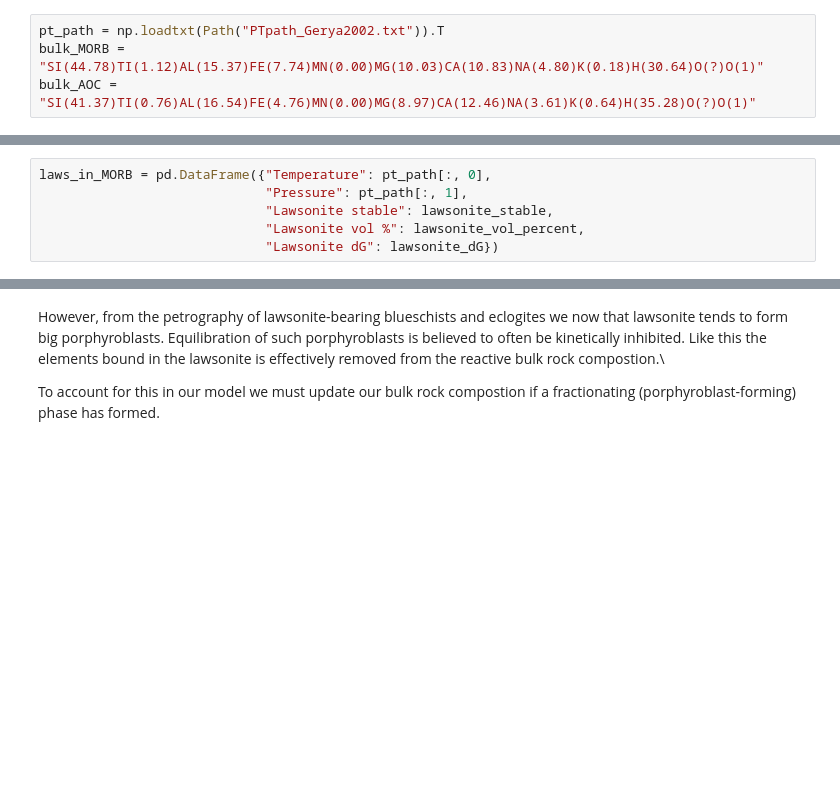
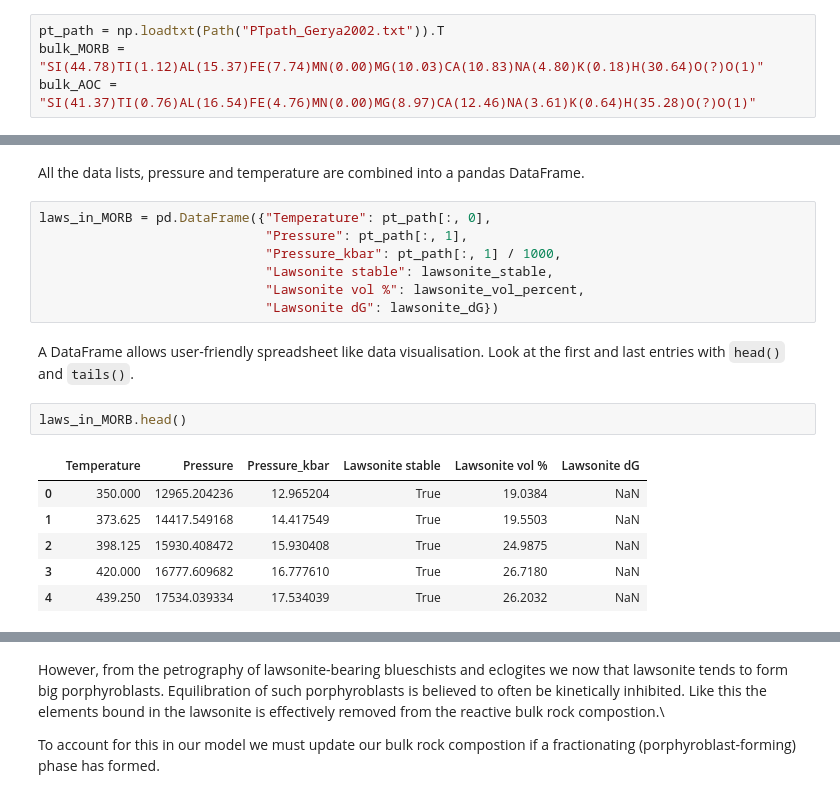
Before and after one commit to Theriak-Domino/pytheriak, a Jupyter notebook: examples/02_PTpath.ipynb, the cells around one changed output, grey strips where cells are left out. Drawn from its saved outputs; the diff is of its cells as text; blank space fills up the shorter version.

```diff
--- a/examples/02_PTpath.ipynb
+++ b/examples/02_PTpath.ipynb
@@ -72,6 +89,21 @@ for temperature, pressure in pt_path:
+# %% [markdown]
+All the data lists, pressure and temperature are combined into a pandas DataFrame.
 # %%
 laws_in_MORB = pd.DataFrame({"Temperature": pt_path[:, 0],
                              "Pressure": pt_path[:, 1],
+                             "Pressure_kbar": pt_path[:, 1] / 1000,
                              "Lawsonite stable": lawsonite_stable,
                              "Lawsonite vol %": lawsonite_vol_percent,
                              "Lawsonite dG": lawsonite_dG})
+# %% [markdown]
+A DataFrame allows user-friendly spreadsheet like data visualisation.
+Look at the first and last entries with `head()` and `tails()`.
+# %%
+laws_in_MORB.head()
+# %% [output]
+|  | Temperature | Pressure | Pressure_kbar | Lawsonite stable | Lawsonite vol % | Lawsonite dG |
+| 0 | 350.000 | 12965.204236 | 12.965204 | True | 19.0384 | NaN |
+| 1 | 373.625 | 14417.549168 | 14.417549 | True | 19.5503 | NaN |
+| 2 | 398.125 | 15930.408472 | 15.930408 | True | 24.9875 | NaN |
+| 3 | 420.000 | 16777.609682 | 16.777610 | True | 26.7180 | NaN |
+| 4 | 439.250 | 17534.039334 | 17.534039 | True | 26.2032 | NaN |
```
Also changed, not shown: parts of 10 cells of this notebook, 1 other file.
